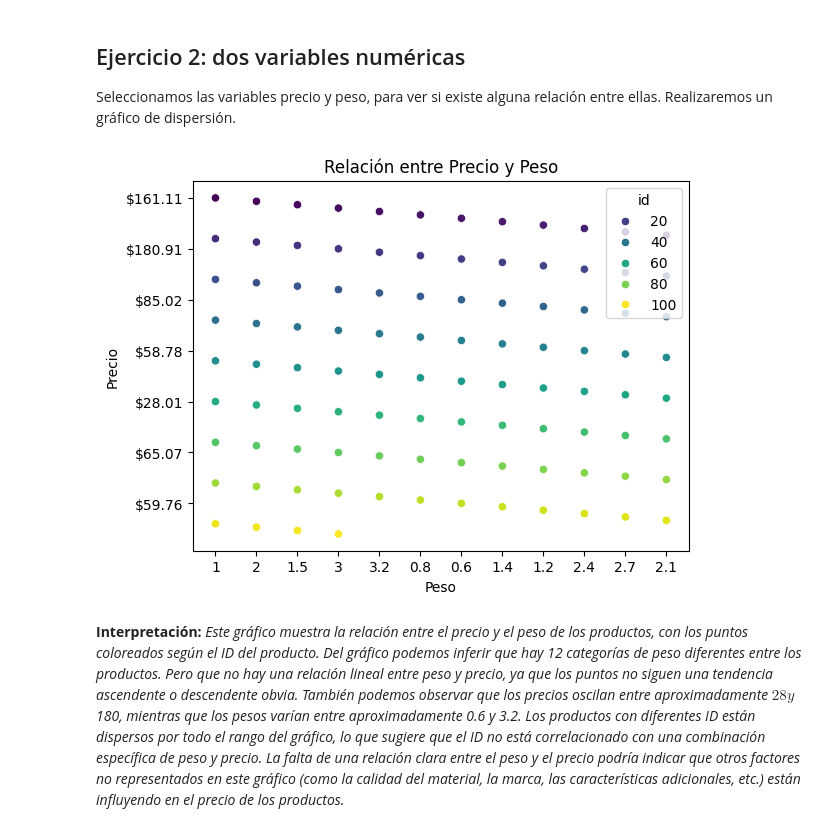
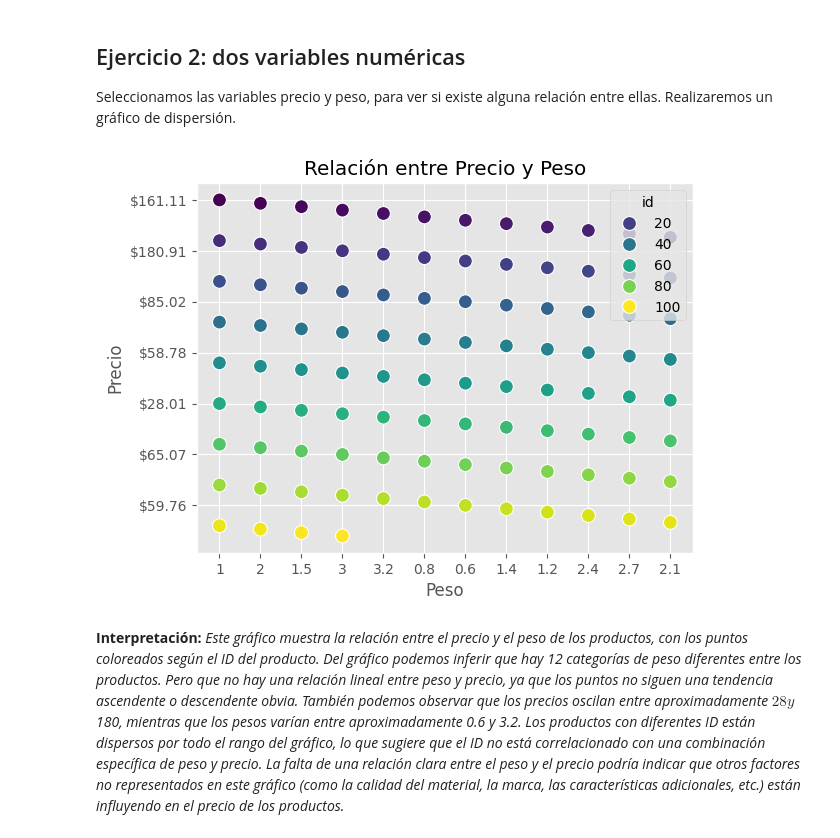
Before and after one commit to micagiaroli/08.01, a Jupyter notebook: Giaroli - Sprint 8.1.ipynb, the cells around one changed output. Saved outputs shown, nothing was run; the diff lists cells and outputs as text; code cells hidden in the pictures.

```diff
--- a/Giaroli - Sprint 8.1.ipynb
+++ b/Giaroli - Sprint 8.1.ipynb
@@ -8,7 +10,6 @@ Realitzaràs una visualització per a cada exercici. Comenta el que et crida l'a
 # %%
-# Crearemos una conexión con la DB de MySQL mediante la creación de un diccionario de DataFrames
-# Primero, installamos las bibliotecas que utilizaremos en la terminal con pip install
-# Luego, importamos las librerías necesarias
+# Primero, instalamos las bibliotecas que utilizaremos en la terminal con pip install
+# Instaladas las librerías necesarias, las importamos
 import pandas as pd
 from sqlalchemy import create_engine
 
@@ -28,15 +29,15 @@ motor = create_engine(cadena_conexion)
 nombres_tablas = ['transactions', 'credit_cards', 'companies', 'products_per_transactions', 'products', 'users_all']
 
 # Creamos un diccionario para almacenar los DataFrames
-dataframes = {}
+df = {}
 
 # Con un bucle for leemos cada tabla en un DataFrame y lo almacenamos en el diccionario
 for nombre in nombres_tablas:
     query = f'SELECT * FROM {nombre}'
-    dataframes[nombre] = pd.read_sql(query, con=motor)
+    df[nombre] = pd.read_sql(query, con=motor)
 
 # Para verificar la carga correcta, accedemos a las primeras 5 filas del DataFrame de la tabla Transactions almacenado en el diccionario
-df_transactions = dataframes['transactions']
+df_transactions = df['transactions']
 df_transactions.head()
 # %% [output]
 |  | id | card_id | business_id | fecha_hora | amount | declined | products_ids | user_id | lat | ... |
@@ -50,20 +51,20 @@ df_transactions.head()
 # %%
-for nombre, df in dataframes.items():
+for nombre, dfs in df.items():
     print(f'\nVerificación del DataFrame de la tabla: {nombre}')
 
     # Mostramos las primeras filas
-    print(f'Primeras filas de {nombre}:\n', df.head(), '\n')
+    print(f'Primeras filas de {nombre}:\n', dfs.head(), '\n')
 
     # Comprobamos la forma (shape)
-    print(f'Shape de {nombre}:', df.shape, '\n')
+    print(f'Shape de {nombre}:', dfs.shape, '\n')
 
     # Mostramos el esquema
     print(f'Info de {nombre}:')
-    df.info()
+    dfs.info()
     print('\n')
 
     # Resumen estadístico
-    print(f'Descripción de {nombre}:\n', df.describe(), '\n')
+    print(f'Descripción de {nombre}:\n', dfs.describe(), '\n')
 # %% [output]
 Verificación del DataFrame de la tabla: transactions
 Primeras filas de transactions:
@@ -92,23 +93,25 @@ Seleccionamos un histograma de lineas para la visualización ya que son muchos d
 import matplotlib.pyplot as plt
 import pandas as pd
 
+plt.style.use('ggplot') #damos formato de estilo al gráfico
+
 # Obtenemos los datos de los campos 'id_product' de la tabla 'product_per_transactions'
-id_product = dataframes['products_per_transactions']['id_product']
+id_product = df['products_per_transactions']['id_product']
 
 # Contamos las ocurrencias de cada id_product y las ordenamos para que estén ascendentes
 product_counts = id_product.value_counts().sort_index()
 
-# Creamos el gráfico de líneas
-plt.plot(product_counts.index, product_counts.values, marker='o', linestyle='--', color='purple')
+# Creamos el gráfico de líneas, con marcadores y línea punteada de color
+plt.plot(product_counts.index, product_counts.values, marker='o', linestyle='--', color='mediumpurple')
 
 # Añadimos etiquetas a cada punto del histograma lineal
 for i, id in enumerate(product_counts.index):
     plt.text(id, product_counts.values[i], str(id), ha='center', va='bottom')
 
 # Añadimos etiquetas y título
-plt.xlabel('ID Product')  # Etiqueta para el eje x
-plt.ylabel('Frequency')   # Etiqueta para el eje y
-plt.title('Frecuencia de ID de productos')
+plt.xlabel('ID Producto')  # Etiqueta para el eje x
+plt.ylabel('Cantidad')   # Etiqueta para el eje y
+plt.title('Productos demandados')
 
 # Mostramos el gráfico
 plt.show()
@@ -126,30 +129,30 @@ Seleccionamos las variables precio y peso, para ver si existe alguna relación e
 # %%
 import matplotlib.pyplot as plt
 import seaborn as sns
 import pandas as pd
 from matplotlib.ticker import MaxNLocator
 
 # Obtenemos los datos de los campos 'precio'y 'peso' de la tabla 'products'
 # Al graficar y ver que no había una relación lineal añadimos la variable id de producto a los colores para ver si esto ayudaba a explicar la relación.
-precio = dataframes['products']['price']
-peso = dataframes['products']['weight']
-id_p = dataframes['products']['id']
+precio = df['products']['price']
+peso = df['products']['weight']
+id_p = df['products']['id']
 
 # Creamos el gráfico de dispersión con Seaborn
-sns.scatterplot(x=peso, y=precio, hue=id_p, palette='viridis')
+sns.scatterplot(x=peso, y=precio, hue=id_p, palette='viridis', s=100)
 
 # Añadimos etiquetas y título
 plt.xlabel('Peso')       # Etiqueta para el eje x
 plt.ylabel('Precio')     # Etiqueta para el eje y
 plt.title('Relación entre Precio y Peso')
 
 # Controlamos la densidad de las etiquetas del eje y para mejorar la legibilidad
 plt.gca().yaxis.set_major_locator(MaxNLocator(nbins=10))
 
 # Mostramos el gráfico
 plt.show()
 # %% [output]
-[figure, old version]
+[figure, new version]
 # %% [markdown]
 **Interpretación:**
 *Este gráfico muestra la relación entre el precio y el peso de los productos, con los puntos coloreados según el ID del producto.
```
Also changed, not shown: parts of 28 cells of this notebook.
